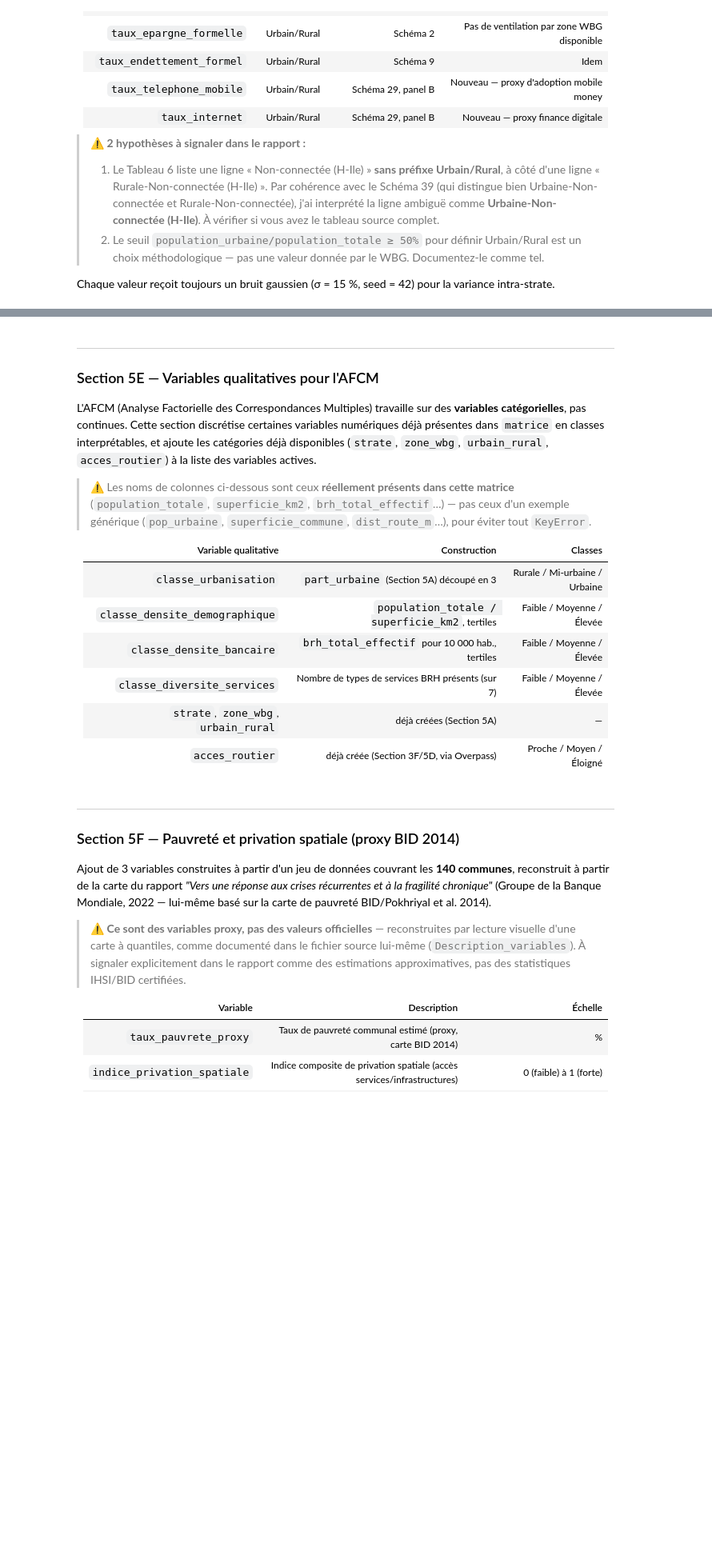
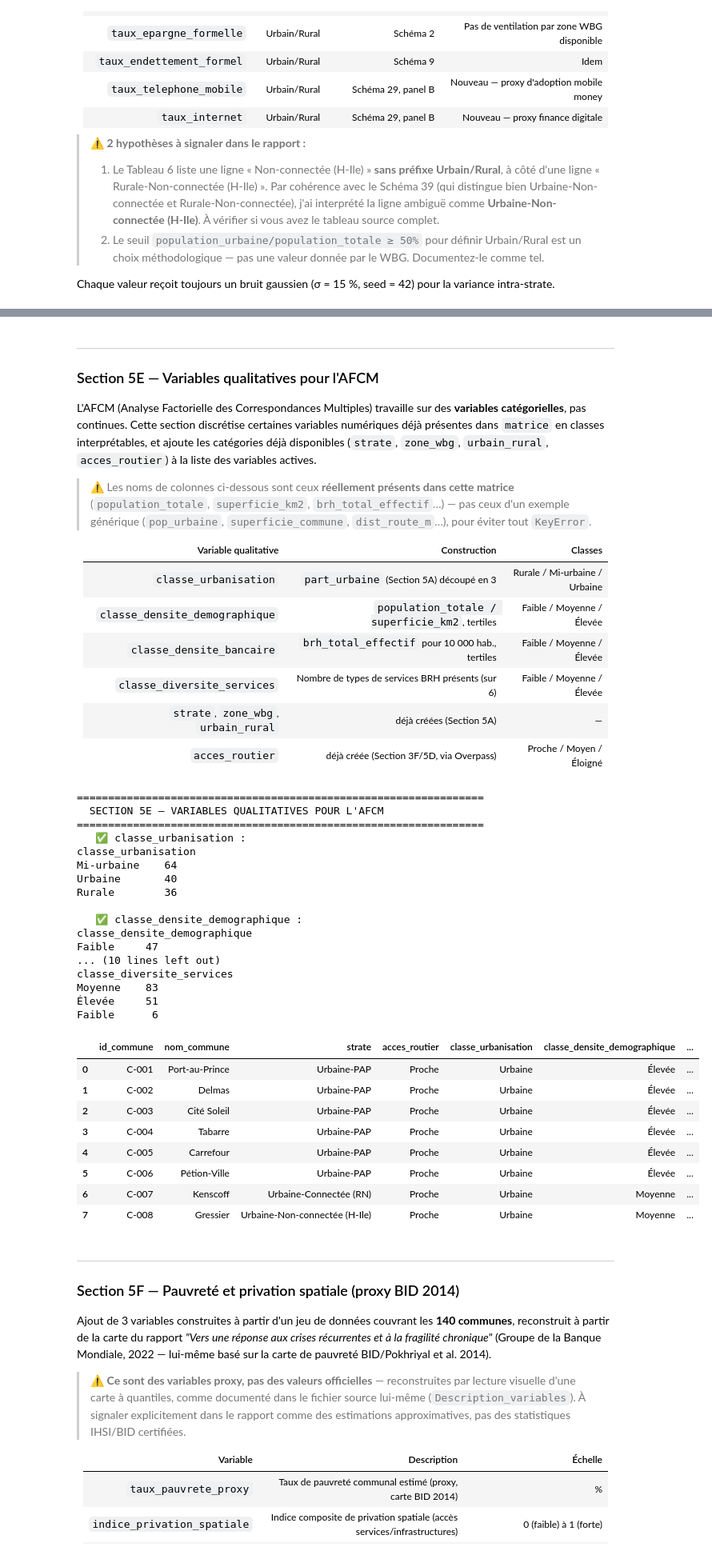
Before and after one commit to Jean-Baptiste-Kendy/Projet_Capstone_G10, a Jupyter notebook: G10_Creation_Dictionnaire_Donnees.ipynb, the cells around one changed output, grey strips where cells are left out. Shown at 80% size. Drawn from its saved outputs; the diff is of its cells as text; code cells hidden in the pictures; blank space fills up the shorter version.

```diff
--- a/G10_Creation_Dictionnaire_Donnees.ipynb
+++ b/G10_Creation_Dictionnaire_Donnees.ipynb
@@ -126,7 +155,7 @@ Ce notebook doit être exécuté **depuis la racine du dépôt cloné** pour que
 DOSSIER_DATA = "data"
 
 CHEMIN_BRH     = f"{DOSSIER_DATA}/G10_Donnees2017_Services_Financiers_BRH.xlsx"
-CHEMIN_IHSI    = f"{DOSSIER_DATA}/population_commune_IHSI2024_G10_.xlsx"
+CHEMIN_IHSI    = f"{DOSSIER_DATA}/population_commune_IHSI2024_G10.xlsx"
 CHEMIN_GEOJSON = f"{DOSSIER_DATA}/hti_admin_boundaries/hti_admin2.geojson"
 
 print("=" * 65)
@@ -233,8 +291,7 @@ GROUPES_SERVICES = {
         "mt_agent_unitransfer", "mt_agent_capital_transfert",
         "mt_agent_sogexpress", "mt_agent_rapide_transfer",
     ],
-    "MonCash":  ["anb_moncash_digicel"],
-    "LajanCash": ["anb_lajancash_haitipay"],
+    "Agent Non Bancaire": ["anb_moncash_digicel", "anb_lajancash_haitipay"],
     "Banque": [
         "bc_agence_unibank", "bc_agence_sogebank",
         "bc_agence_banca_nac_credit", "bc_agence_capital_bank",
@@ -595,6 +725,7 @@ df_acces_routier = (
 )
 
 def classer_acces(pct):
+    """Classe une commune selon la proportion de ses points BRH proches d'une route."""
     if pct >= SEUIL_PROCHE:
         return "Proche"
     elif pct >= SEUIL_MOYEN:
@@ -897,7 +1125,7 @@ présentes dans `matrice` en classes interprétables, et ajoute les catégories
 | `classe_urbanisation` | `part_urbaine` (Section 5A) découpé en 3 | Rurale / Mi-urbaine / Urbaine |
 | `classe_densite_demographique` | `population_totale / superficie_km2`, tertiles | Faible / Moyenne / Élevée |
 | `classe_densite_bancaire` | `brh_total_effectif` pour 10 000 hab., tertiles | Faible / Moyenne / Élevée |
-| `classe_diversite_services` | Nombre de types de services BRH présents (sur 7) | Faible / Moyenne / Élevée |
+| `classe_diversite_services` | Nombre de types de services BRH présents (sur 6) | Faible / Moyenne / Élevée |
 | `strate`, `zone_wbg`, `urbain_rural` | déjà créées (Section 5A) | — |
 | `acces_routier` | déjà créée (Section 3F/5D, via Overpass) | Proche / Moyen / Éloigné |
 # %%
@@ -927,34 +1155,61 @@ matrice['densite_bancaire_10k'] = matrice['brh_total_effectif'] / (matrice['popu
 matrice['classe_densite_bancaire'] = pd.qcut(
     matrice['densite_bancaire_10k'], q=3, labels=['Faible', 'Moyenne', 'Élevée'], duplicates='drop',
 )
 
 # ── 4. classe_diversite_services (nb de types de services BRH présents) ───
 cols_types_service = [
-    c for c in ['brh_maison_de_transfert', 'brh_moncash', 'brh_lajancash', 'brh_banque',
+    c for c in ['brh_maison_de_transfert', 'brh_agent_non_bancaire', 'brh_banque',
                 'brh_atm', 'brh_microfinance', 'brh_caisse_populaire']
     if c in matrice.columns
 ]
 matrice['nb_types_services'] = (matrice[cols_types_service] > 0).sum(axis=1)
 matrice['classe_diversite_services'] = pd.cut(
     matrice['nb_types_services'],
     bins=[-1, 1, 3, len(cols_types_service)],
     labels=['Faible', 'Moyenne', 'Élevée'],
 )
 
 print("   ✅ classe_urbanisation :")
 print(matrice['classe_urbanisation'].value_counts().to_string())
 print("\n   ✅ classe_densite_demographique :")
 print(matrice['classe_densite_demographique'].value_counts().to_string())
 print("\n   ✅ classe_densite_bancaire :")
 print(matrice['classe_densite_bancaire'].value_counts().to_string())
 print("\n   ✅ classe_diversite_services (sur {} types de services) :".format(len(cols_types_service)))
 print(matrice['classe_diversite_services'].value_counts().to_string())
 
 cols_quali_derivees = [
     'classe_urbanisation', 'classe_densite_demographique',
     'classe_densite_bancaire', 'classe_diversite_services',
 ]
 display(matrice[['id_commune', 'nom_commune', 'strate', 'acces_routier'] + cols_quali_derivees].head(8))
+# %% [output]
+=================================================================
+  SECTION 5E — VARIABLES QUALITATIVES POUR L'AFCM
+=================================================================
+   ✅ classe_urbanisation :
+classe_urbanisation
+Mi-urbaine    64
+Urbaine       40
+Rurale        36
+
+   ✅ classe_densite_demographique :
+classe_densite_demographique
+Faible     47
+... (10 lines left out)
+classe_diversite_services
+Moyenne    83
+Élevée     51
+Faible      6
+|  | id_commune | nom_commune | strate | acces_routier | classe_urbanisation | classe_densite_demographique | ... |
+| 0 | C-001 | Port-au-Prince | Urbaine-PAP | Proche | Urbaine | Élevée | ... |
+| 1 | C-002 | Delmas | Urbaine-PAP | Proche | Urbaine | Élevée | ... |
+| 2 | C-003 | Cité Soleil | Urbaine-PAP | Proche | Urbaine | Élevée | ... |
+| 3 | C-004 | Tabarre | Urbaine-PAP | Proche | Urbaine | Élevée | ... |
+| 4 | C-005 | Carrefour | Urbaine-PAP | Proche | Urbaine | Élevée | ... |
+| 5 | C-006 | Pétion-Ville | Urbaine-PAP | Proche | Urbaine | Élevée | ... |
+| 6 | C-007 | Kenscoff | Urbaine-Connectée (RN) | Proche | Urbaine | Moyenne | ... |
+| 7 | C-008 | Gressier | Urbaine-Non-connectée (H-Ile) | Proche | Urbaine | Moyenne | ... |
 # %% [markdown]
 ---
 ### Section 5F — Pauvreté et privation spatiale (proxy BID 2014)
```
Also changed, not shown: parts of 30 cells of this notebook.
